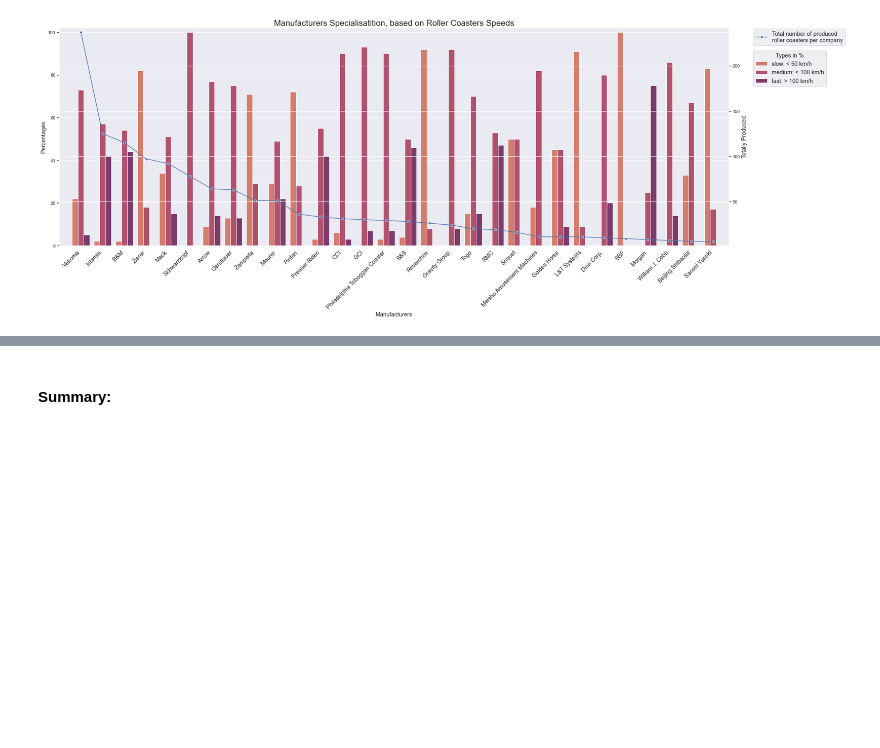
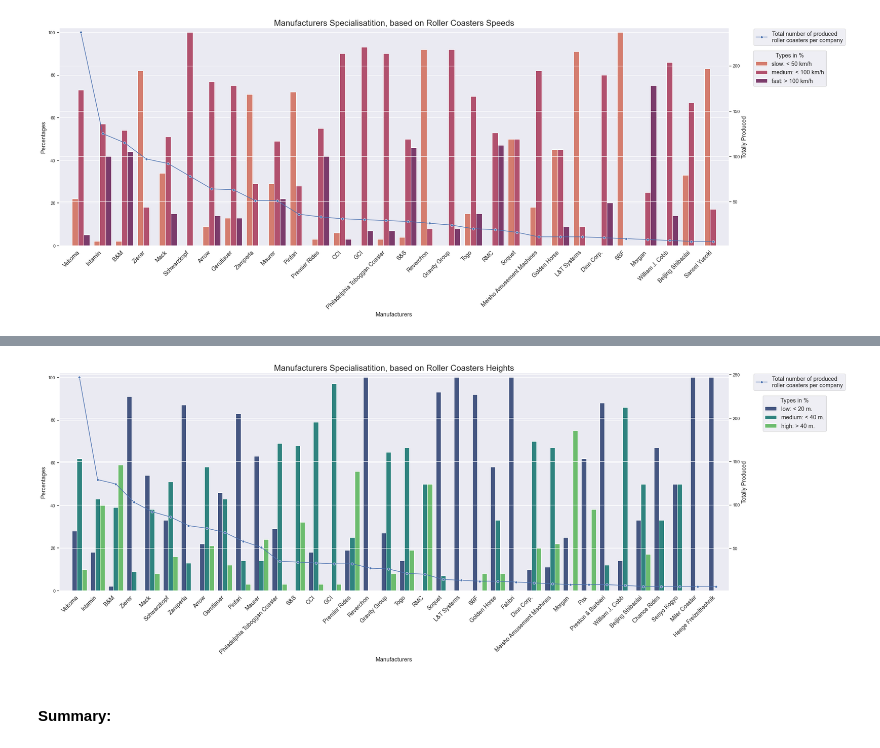
Before and after one commit to jadidaniel/jupyter-notebooks, a Jupyter notebook: visualisations_roller_coaster/roller_coaster.ipynb, the cells around one changed output, grey strips where cells are left out. Saved outputs shown, nothing was run; the diff lists cells and outputs as text; code cells hidden in the pictures; blank space fills up the shorter version.

Commit message:
Add new plots to Coasters

```diff
--- a/visualisations_roller_coaster/roller_coaster.ipynb
+++ b/visualisations_roller_coaster/roller_coaster.ipynb
@@ -1053,7 +1025,0 @@ manuf_by_speed
-# %%
-def find_part_of_whole(index):
-    dictionary = {}
-    dictionary['total'] = index['count'].sum()
-    index['part_of_whole'] = index['count'] / dictionary['total']
-    dictionary['propotions_by_speed_types'] = sorted(index[['part_of_whole', 'speed_types']].values.tolist(), reverse=True)
-    return pd.Series(dictionary, index=['propotions_by_speed_types', 'total'])
@@ -1108,5 +1093,5 @@ manuf_specialisation_speed
 # %%
-def visualise_specialisation(plot):
+def visualise_specialisation(plot, groups_bymanuf, measurment):
     # Set up grid
     fig, ax1 = plt.subplots(figsize = (30,10))
 
@@ -1126,8 +1111,8 @@ def visualise_specialisation(plot):
 
     # Plot Totally Produced
     ax = sns.lineplot(
-        y=speed_groups_bymanuf.total,
-        x=speed_groups_bymanuf.manufacturer,
+        y=groups_bymanuf.total,
+        x=groups_bymanuf.manufacturer,
         marker='o',
         estimator=None,
         ax=ax2
@@ -1141,7 +1126,7 @@ def visualise_specialisation(plot):
         bbox_to_anchor=(1.138, 1, 0.04, 0.01))
 
     # Set main title
-    plt.title('Manufacturers Specialisatition, based on Roller Coasters Speeds', fontsize = 'xx-large')
+    plt.title('Manufacturers Specialisatition, based on Roller Coasters ' + measurment, fontsize = 'xx-large')
 
     # Set title of y axis for Totally Produced
     ax2.set_ylabel('Totally Produced', fontsize = 'large')
@@ -1151,7 +1136,10 @@ def visualise_specialisation(plot):
     ax1.set_xlabel('Manufacturers', fontsize = 'large')
 
     # Set Manufacturers' Names on x axis as ticks
-    ax1.set_xticklabels(speed_groups_bymanuf.manufacturer, rotation=45, horizontalalignment='right', fontsize = 'large')
+    ax1.set_xticklabels(groups_bymanuf.manufacturer,
+    rotation=45,
+    horizontalalignment='right',
+    fontsize = 'large')
 
     # Set margins
     ax1.margins(0.02)
@@ -1173,2 +1191,35 @@ visualise_specialisation(plot = lambda ax: sns.barplot(
+# %%
+def group_by_height(index):
+    # Assign each coaster a height type
+    height_types = {
+        0: 'low: < 20 m.',
+        1: 'medium: < 40 m.',
+        2: 'high: > 40 m.'
+    }
+
+    # Assign height type index to each value of height column except NaN
+    group_id = min(roller_coast_list.loc[index].height // 20, 2)
+    if np.isnan(group_id):
+        return np.nan
+    return height_types[group_id]
+
+manuf_specialisation_height, height_groups_bymanuf = find_specialisations(grouping_by_types=group_by_height, n=6)
+
+# Call visualisation function with "height" DataFrames
+visualise_specialisation(plot = lambda ax: sns.barplot(
+    y = manuf_specialisation_height.percentage,
+    x = manuf_specialisation_height.manufacturer,
+    hue=manuf_specialisation_height.type,
+    hue_order=['low: < 20 m.', 'medium: < 40 m.', 'high: > 40 m.'],
+    palette= 'viridis',
+    ax=ax,
+),
+    # DataFrame for lineplot as argument
+    groups_bymanuf= height_groups_bymanuf,
+    # Measurment name for title
+    measurment = 'Heights'
+)
+# %% [output]
+[figure, added]
 # %% [markdown]
 #### Summary:
```
Also changed, not shown: parts of 29 cells of this notebook.
